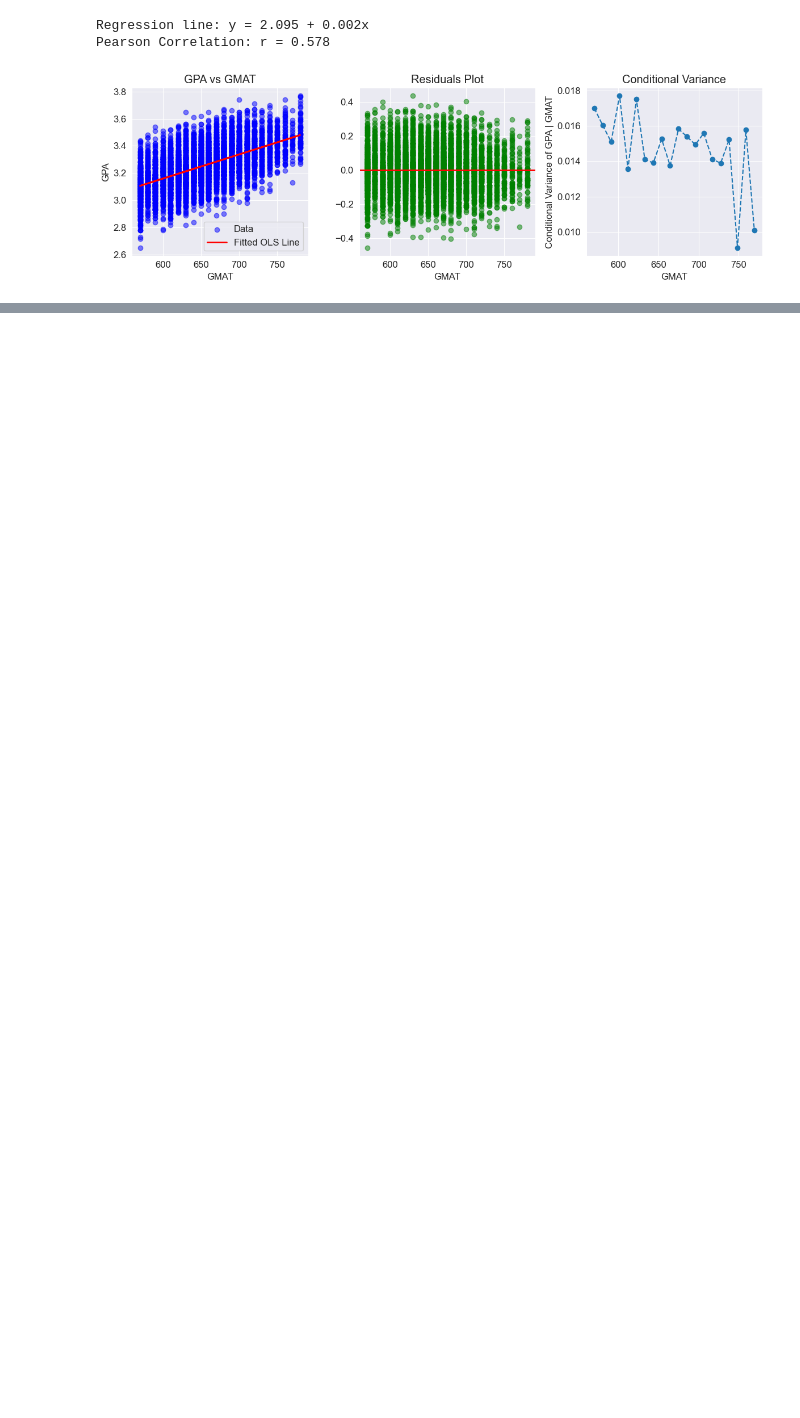
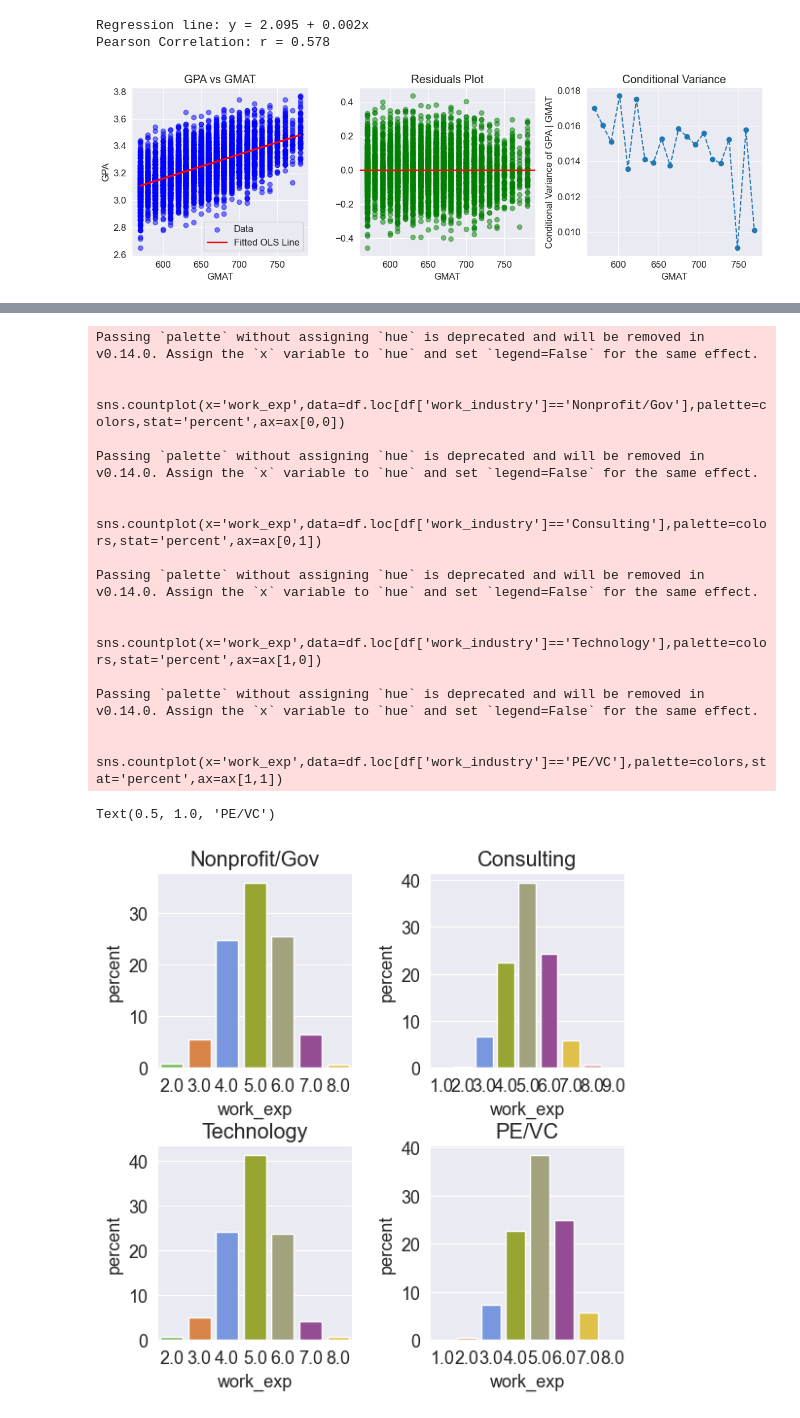
Before and after one commit to Cyndolo/ECE143_Group12, a Jupyter notebook: newMBA.ipynb, the cells around one changed output, grey strips where cells are left out. Cells and saved outputs as stored; diff of their text form; code cells hidden in the pictures; blank space fills up the shorter version.

```diff
--- a/newMBA.ipynb
+++ b/newMBA.ipynb
@@ -579,0 +662,40 @@ ZeroDivisionError: division by zero
+# %%
+
+# Question: does the distribution of working experience differ across different industries？
+
+# work_exp distribution for Non-profit/Gov and other jobs
+fig,ax = plt.subplots(2,2,figsize = (6,6)) # 3 rows and 2 columns
+plt.subplots_adjust(left=0.1, right=0.9, bottom=0.1, top=0.9, wspace=0.4, hspace=0.4)
+
+sns.countplot(x='work_exp',data=df.loc[df['work_industry']=='Nonprofit/Gov'],palette=colors,stat='percent',ax=ax[0,0])
+ax[0,0].set_title('Nonprofit/Gov')
+
+
+sns.countplot(x='work_exp',data=df.loc[df['work_industry']=='Consulting'],palette=colors,stat='percent',ax=ax[0,1])
+ax[0,1].set_title('Consulting')
+
+
+sns.countplot(x='work_exp',data=df.loc[df['work_industry']=='Technology'],palette=colors,stat='percent',ax=ax[1,0])
+ax[1,0].set_title('Technology')
+
+
+sns.countplot(x='work_exp',data=df.loc[df['work_industry']=='PE/VC'],palette=colors,stat='percent',ax=ax[1,1])
+ax[1,1].set_title('PE/VC')
+# %% [output]
+Passing `palette` without assigning `hue` is deprecated and will be removed in v0.14.0. Assign the `x` variable to `hue` and set `legend=False` for the same effect.
+
+  sns.countplot(x='work_exp',data=df.loc[df['work_industry']=='Nonprofit/Gov'],palette=colors,stat='percent',ax=ax[0,0])
+
+Passing `palette` without assigning `hue` is deprecated and will be removed in v0.14.0. Assign the `x` variable to `hue` and set `legend=False` for the same effect.
+
+  sns.countplot(x='work_exp',data=df.loc[df['work_industry']=='Consulting'],palette=colors,stat='percent',ax=ax[0,1])
+
+Passing `palette` without assigning `hue` is deprecated and will be removed in v0.14.0. Assign the `x` variable to `hue` and set `legend=False` for the same effect.
+
+  sns.countplot(x='work_exp',data=df.loc[df['work_industry']=='Technology'],palette=colors,stat='percent',ax=ax[1,0])
+
+Passing `palette` without assigning `hue` is deprecated and will be removed in v0.14.0. Assign the `x` variable to `hue` and set `legend=False` for the same effect.
+
+  sns.countplot(x='work_exp',data=df.loc[df['work_industry']=='PE/VC'],palette=colors,stat='percent',ax=ax[1,1])
+Text(0.5, 1.0, 'PE/VC')
+[figure, added]
```
Also changed, not shown: parts of 19 cells of this notebook.
